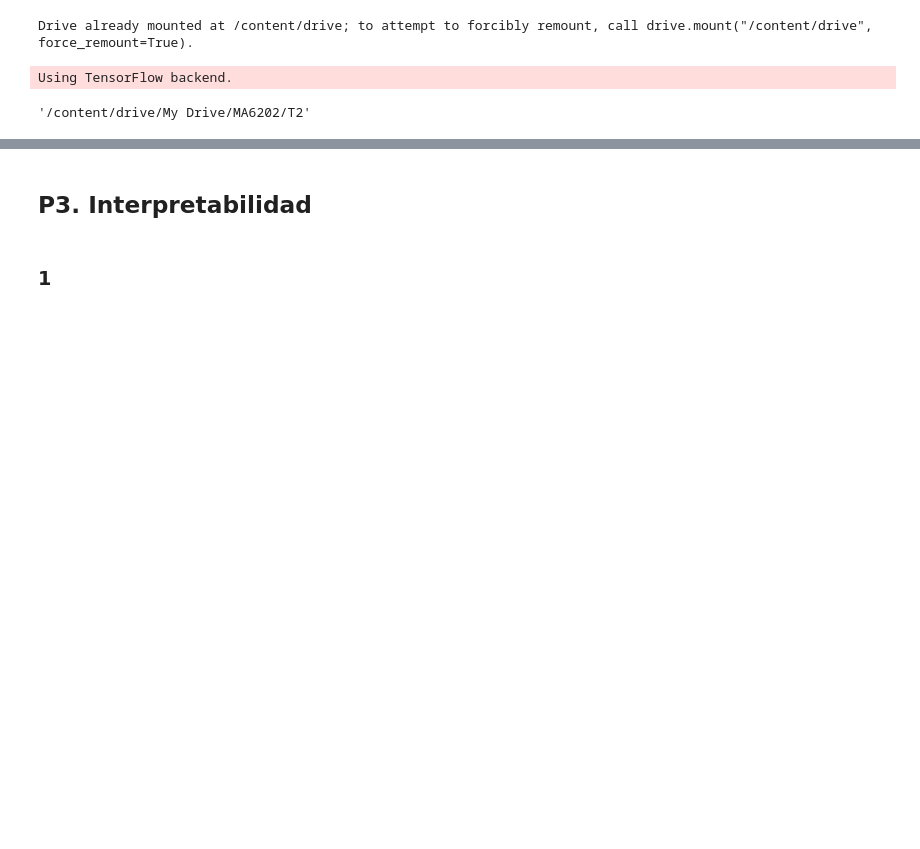
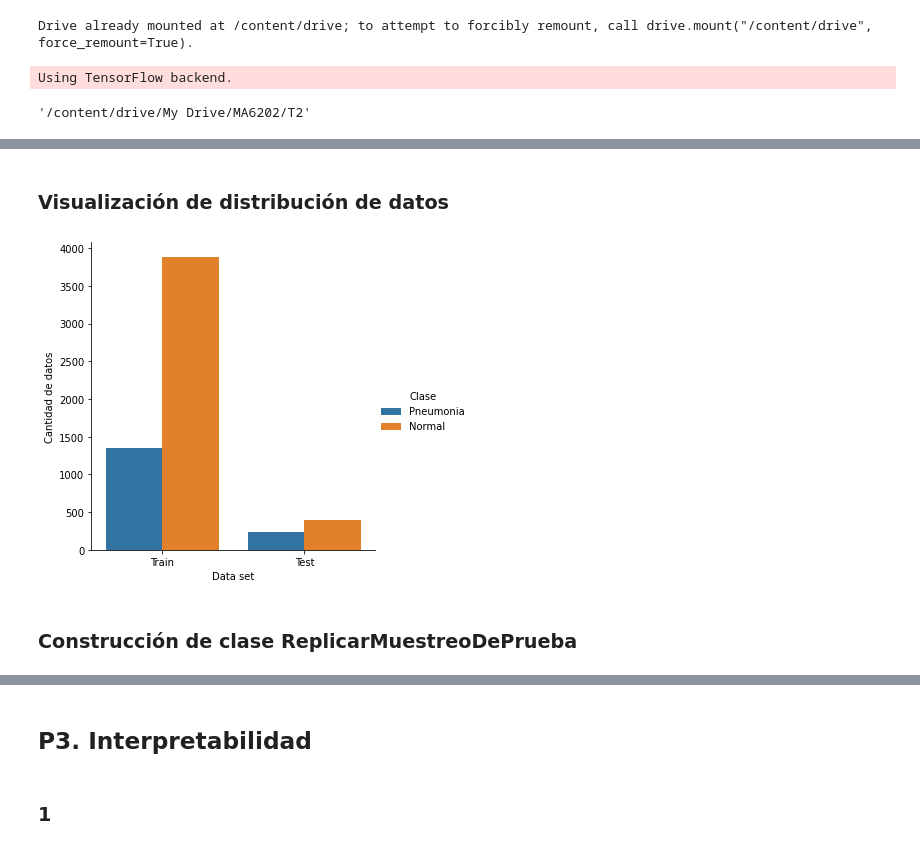
Before and after one commit to gabriel-ortega-hernandez/Tarea-2-Grupo-3, a Jupyter notebook: tarea2.ipynb, the cells around one changed output, grey strips where cells are left out. Saved outputs shown, nothing was run; the diff lists cells and outputs as text; code cells hidden in the pictures; blank space fills up the shorter version.

```diff
--- a/tarea2.ipynb
+++ b/tarea2.ipynb
@@ -38,0 +141,48 @@ os.getcwd()
+# %%
+# Funcion que entrega objetos data_set para train y test
+def loader(data_set_name, image_loader, transform):
+    if data_set_name == 'Train':
+        root_path = path_dir + '/chest_xray/train'
+        # Cargar el data_set train y el data_set test
+        data_set_train = DatasetFolder(root_path, image_loader,
+                                       extensions=('.jpeg', '.JPEG'),
+                                       transform = transform)
+        return data_set_train
+    elif data_set_name == 'Test':
+        root_path = path_dir + '/chest_xray/test'
+        # Cargar el data_set train y el data_set test
+        data_set_test = DatasetFolder(root_path, image_loader,
+                                       extensions=('.jpeg', '.JPEG'),
+                                       transform = transform)
+        return data_set_test
+# %%
+# Cargar ambos, el data_set train y el data_set test
+data_set_train = loader('Train', skimage_loader, transform_skimage)
+data_test = loader('Test', skimage_loader, transform_skimage)
+# %% [markdown]
+### Visualización de distribución de datos
+# %%
+# Cantidad de muestras en train
+train_len = len(data_set_train)
+# Largos de data sets
+len_train_0 = len([data_set_train.samples[i][1] for i in range(len(data_set_train))
+                   if (data_set_train.samples[i][1] == 0)])
+len_train_1 = len([data_set_train.samples[i][1] for i in range(len(data_set_train))
+                   if (data_set_train.samples[i][1] == 1)])
+len_test_0 = len([data_test.samples[i][1] for i in range(len(data_test))
+                   if (data_test.samples[i][1] == 0)])
+len_test_1 = len([data_test.samples[i][1] for i in range(len(data_test))
+                   if (data_test.samples[i][1] == 1)])
+# plotear distribuciones de datos
+data_plot = {'Data set':  ['Train','Train','Test','Test'],
+        'Clase': ['Pneumonia','Normal','Pneumonia','Normal'],
+        'Cantidad de datos': [len_train_0,len_train_1,len_test_0,len_test_1]}
+df_plot = pd.DataFrame(data_plot, columns = ['Data set','Clase','Cantidad de datos'])
+# Plotear gráficos de barra
+sns.axes_style("darkgrid")
+sns_plot = sns.catplot(x='Data set', y='Cantidad de datos', hue='Clase', data=df_plot, kind='bar')
+# sns_plot.savefig("Distribución de datos.png",dpi=400)
+# %% [output]
+[figure, added]
+# %% [markdown]
+### Construcción de clase ReplicarMuestreoDePrueba
```
Also changed, not shown: parts of 32 cells of this notebook.
